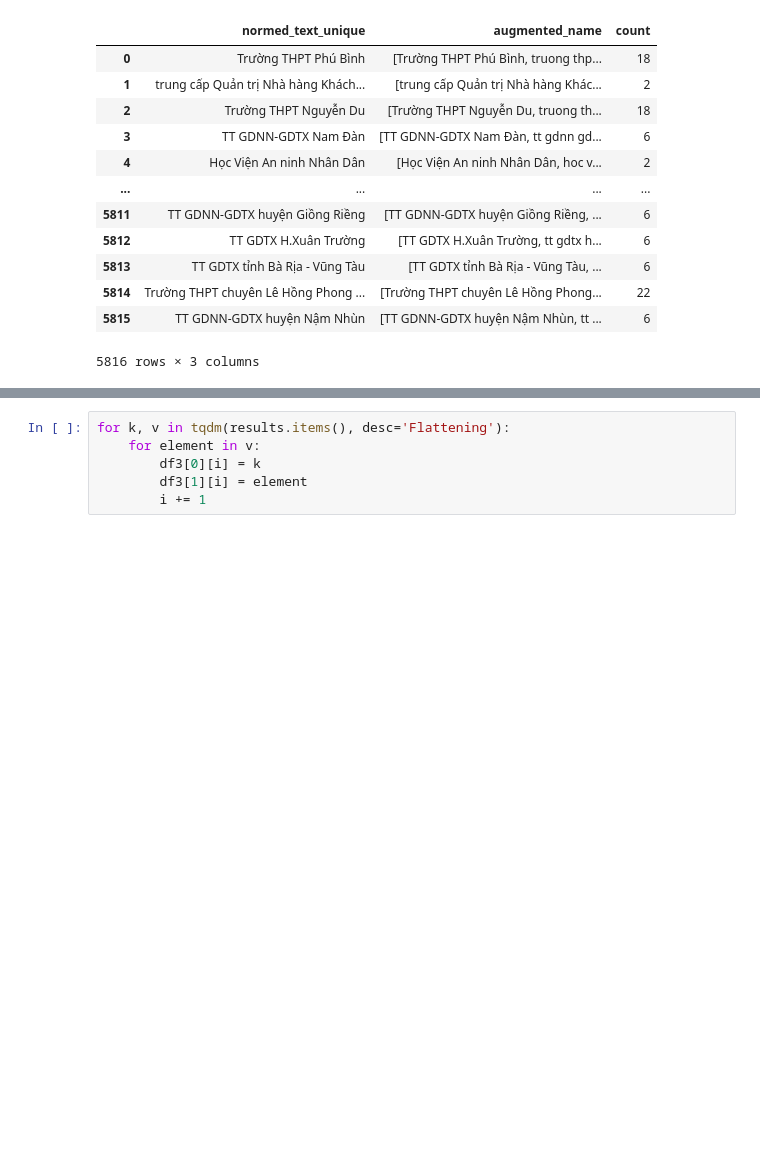
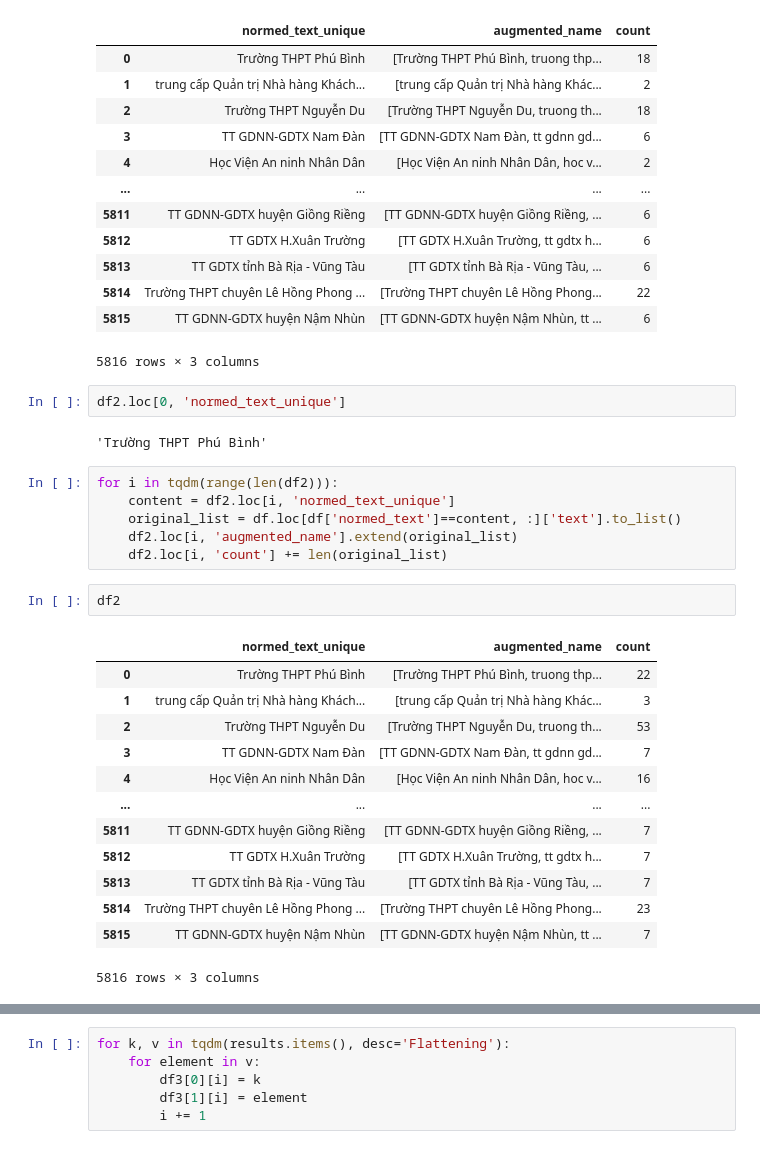
Before and after one commit to nguyenhongson1902/augmenting-education, a Jupyter notebook: draft.ipynb, the cells around one changed output, grey strips where cells are left out. Saved outputs shown, nothing was run; the diff lists cells and outputs as text; blank space fills up the shorter version.

```diff
--- a/draft.ipynb
+++ b/draft.ipynb
@@ -137,6 +152,32 @@ df2
 | 5814 | Trường THPT chuyên Lê Hồng Phong ... | [Trường THPT chuyên Lê Hồng Phong... | 22 |
 | 5815 | TT GDNN-GDTX huyện Nậm Nhùn | [TT GDNN-GDTX huyện Nậm Nhùn, tt ... | 6 |
 5816 rows × 3 columns
+# %%
+df2.loc[0, 'normed_text_unique']
+# %% [output]
+'Trường THPT Phú Bình'
+# %%
+for i in tqdm(range(len(df2))):
+    content = df2.loc[i, 'normed_text_unique']
+    original_list = df.loc[df['normed_text']==content, :]['text'].to_list()
+    df2.loc[i, 'augmented_name'].extend(original_list)
+    df2.loc[i, 'count'] += len(original_list)
+# %%
+df2
+# %% [output]
+|  | normed_text_unique | augmented_name | count |
+| 0 | Trường THPT Phú Bình | [Trường THPT Phú Bình, truong thp... | 22 |
+| 1 | trung cấp Quản trị Nhà hàng Khách... | [trung cấp Quản trị Nhà hàng Khác... | 3 |
+| 2 | Trường THPT Nguyễn Du | [Trường THPT Nguyễn Du, truong th... | 53 |
+| 3 | TT GDNN-GDTX Nam Đàn | [TT GDNN-GDTX Nam Đàn, tt gdnn gd... | 7 |
+| 4 | Học Viện An ninh Nhân Dân | [Học Viện An ninh Nhân Dân, hoc v... | 16 |
+| ... | ... | ... | ... |
+| 5811 | TT GDNN-GDTX huyện Giồng Riềng | [TT GDNN-GDTX huyện Giồng Riềng, ... | 7 |
+| 5812 | TT GDTX H.Xuân Trường | [TT GDTX H.Xuân Trường, tt gdtx h... | 7 |
+| 5813 | TT GDTX tỉnh Bà Rịa - Vũng Tàu | [TT GDTX tỉnh Bà Rịa - Vũng Tàu, ... | 7 |
+| 5814 | Trường THPT chuyên Lê Hồng Phong ... | [Trường THPT chuyên Lê Hồng Phong... | 23 |
+| 5815 | TT GDNN-GDTX huyện Nậm Nhùn | [TT GDNN-GDTX huyện Nậm Nhùn, tt ... | 7 |
+5816 rows × 3 columns
 # %%
 df2['count'].sum()
 # %% [output]
```
Also changed, not shown: parts of 7 cells of this notebook.
